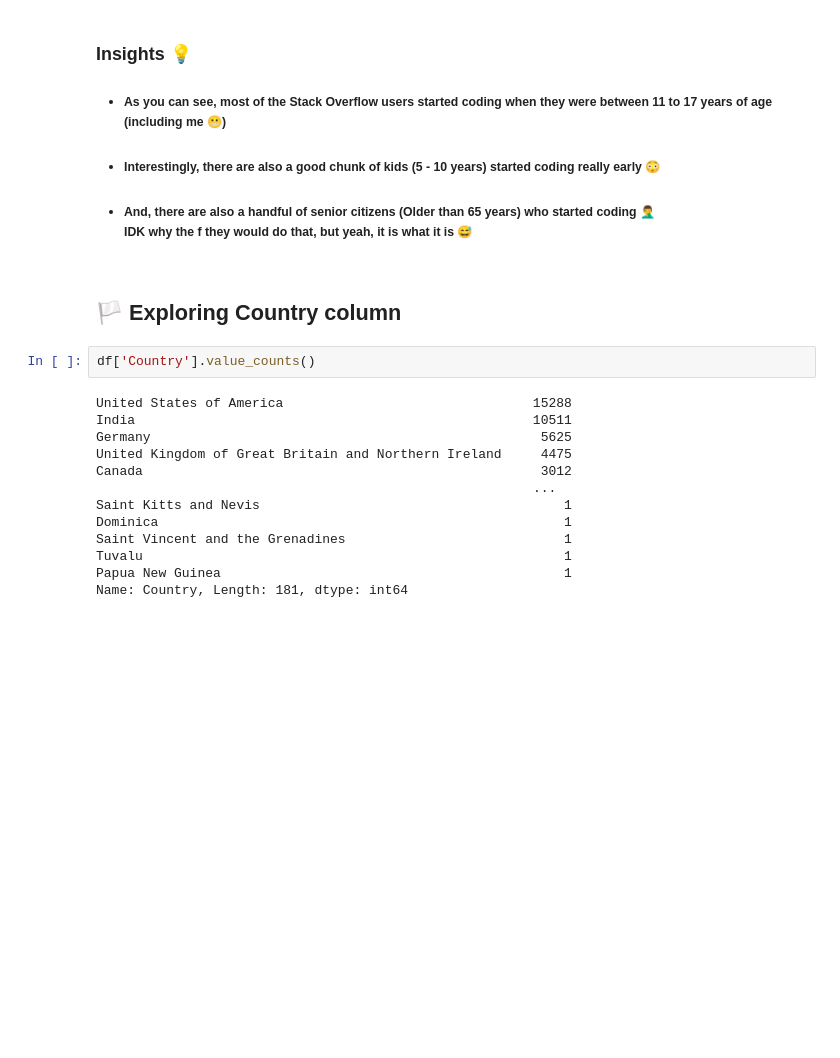
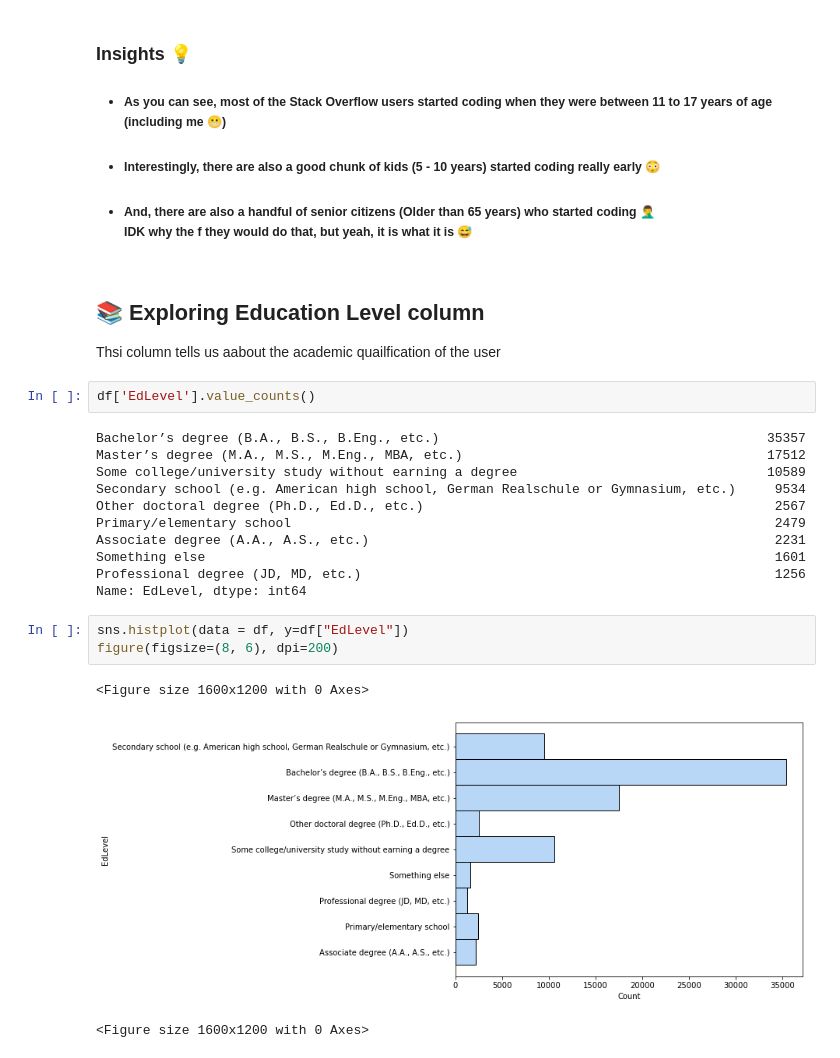
Before and after one commit to Ikshit-67/EDA_Git, a Jupyter notebook: StackOverflowSurvey/main.ipynb, the cells around one changed output. Saved outputs shown, nothing was run; the diff lists cells and outputs as text; blank space fills up the shorter version.

```diff
--- a/StackOverflowSurvey/main.ipynb
+++ b/StackOverflowSurvey/main.ipynb
@@ -80,20 +81,26 @@ plt.rcParams["figure.figsize"] = (8,6)
 * ##### As you can see, most of the Stack Overflow users started coding when they were between 11 to 17 years of age (including me 😬)
 * ##### Interestingly, there are also a good chunk of kids (5 - 10 years) started coding really early 😳
 * ##### And, there are also a handful of senior citizens (Older than 65 years) who started coding 🤦‍♂️ <br> IDK why the f they would do that, but yeah, it is what it is 😅
-# %% [markdown]
-## 🏳 Exploring Country column
+# %% [markdown]
+## 📚 Exploring Education Level column <br>
+Thsi column tells us aabout the academic quailfication of the user
 # %%
-df['Country'].value_counts()
+df['EdLevel'].value_counts()
 # %% [output]
-United States of America                                15288
-India                                                   10511
-Germany                                                  5625
-United Kingdom of Great Britain and Northern Ireland     4475
-Canada                                                   3012
-                                                        ...
-Saint Kitts and Nevis                                       1
-Dominica                                                    1
-Saint Vincent and the Grenadines                            1
-Tuvalu                                                      1
-Papua New Guinea                                            1
-Name: Country, Length: 181, dtype: int64
+Bachelor’s degree (B.A., B.S., B.Eng., etc.)                                          35357
+Master’s degree (M.A., M.S., M.Eng., MBA, etc.)                                       17512
+Some college/university study without earning a degree                                10589
+Secondary school (e.g. American high school, German Realschule or Gymnasium, etc.)     9534
+Other doctoral degree (Ph.D., Ed.D., etc.)                                             2567
+Primary/elementary school                                                              2479
+Associate degree (A.A., A.S., etc.)                                                    2231
+Something else                                                                         1601
+Professional degree (JD, MD, etc.)                                                     1256
+Name: EdLevel, dtype: int64
+# %%
+sns.histplot(data = df, y=df["EdLevel"])
+figure(figsize=(8, 6), dpi=200)
+# %% [output]
+<Figure size 1600x1200 with 0 Axes>
+[figure, added]
+<Figure size 1600x1200 with 0 Axes>
```
Also changed, not shown: parts of 1 cell of this notebook.
